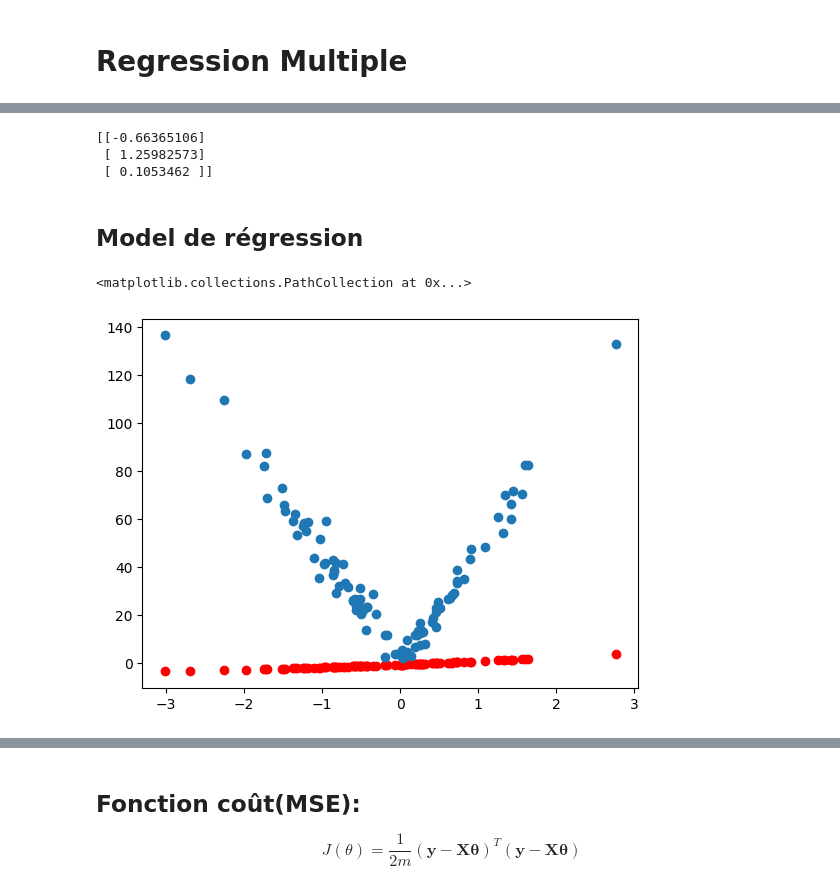
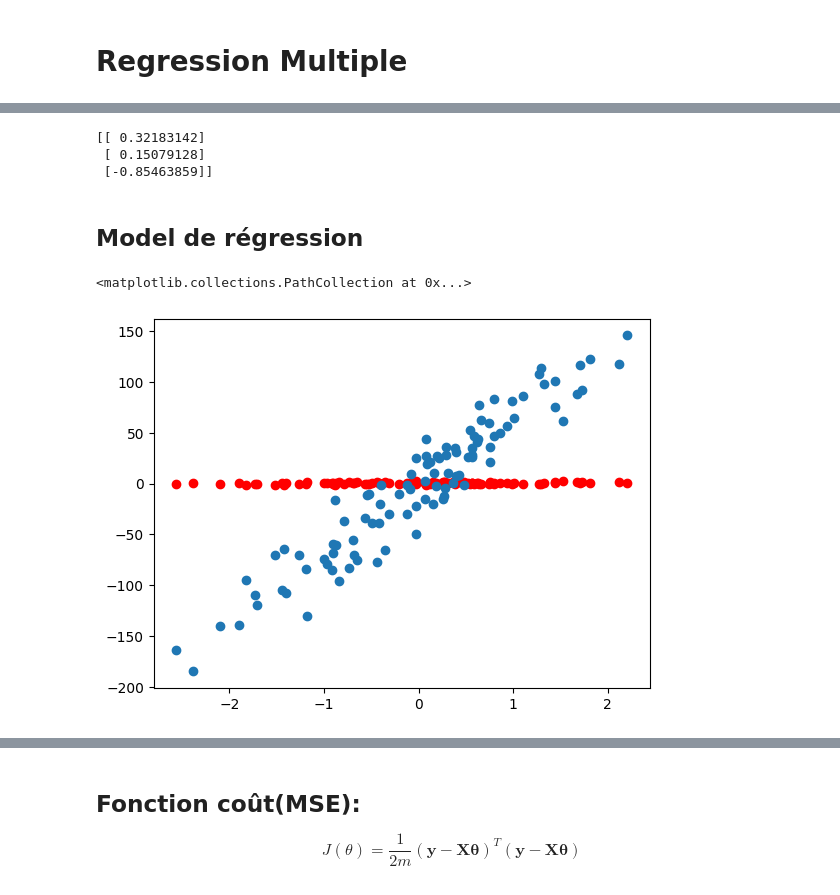
Before and after one commit to TsitouhRanjafy/Machine_Learning, a Jupyter notebook: multiple_regression.ipynb, the cells around one changed output, grey strips where cells are left out. Saved outputs shown, nothing was run; the diff lists cells and outputs as text; code cells hidden in the pictures.

Commit message:
regression multiple gradient descent

```diff
--- a/multiple_regression.ipynb
+++ b/multiple_regression.ipynb
@@ -5,6 +5,5 @@ import numpy as np
 import sklearn.datasets as datasets
 import matplotlib.pyplot as plt
 # %%
-x,y = datasets.make_regression(n_samples=100,n_features=1,noise=10)
-y = abs(y/2)
+x,y = datasets.make_regression(n_samples=100,n_features=2,noise=1)
 # %%
@@ -15,13 +19,12 @@ plt.scatter(x,y)
 # %%
 y = y.reshape(-1,1)
-X = np.hstack((np.ones(x.shape),x))
-X = np.hstack((X,(x ** 2)))
+X = np.hstack((np.ones((x.shape[0],1)),x))
 Theta = np.random.randn(3,1)
 print(Theta)
 # %% [output]
-[[-0.66365106]
- [ 1.25982573]
- [ 0.1053462 ]]
+[[ 0.32183142]
+ [ 0.15079128]
+ [-0.85463859]]
 # %% [markdown]
 ## Model de régression
 # %%
@@ -29,8 +32,8 @@ def model(X,Theta):
     ret = X @ Theta
     return ret
 # %%
-plt.scatter(x,model(X,Theta),c="red")
-plt.scatter(x,y)
+plt.scatter(x[:,0],model(X,Theta),c="red")
+plt.scatter(x[:,0],y)
 # %% [output]
 <matplotlib.collections.PathCollection at 0x...>
-[figure, old version]
+[figure, new version]
```
Also changed, not shown: parts of 9 cells of this notebook.
